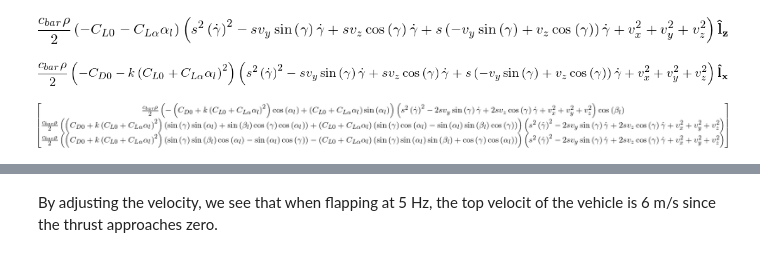
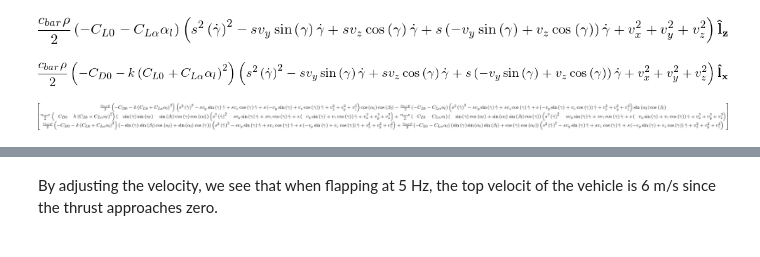
Before and after one commit to jgoppert/PX4-SIL, a Jupyter notebook: Blade Element Flapping.ipynb, the cells around one changed output, grey strips where cells are left out. Drawn from its saved outputs; the diff is of its cells as text; code cells hidden in the pictures.

```diff
--- a/Blade Element Flapping.ipynb
+++ b/Blade Element Flapping.ipynb
@@ -76,9 +76,9 @@ D
 # %%
 F_A = L + D
 F_A_b = sympy.Matrix([
     F_A.dot(frame_b.x),
     F_A.dot(frame_b.y),
-    F_A.dot(frame_b.z)]).applyfunc(lambda expr: sympy.simplify(expr))
+    F_A.dot(frame_b.z)])
 F_A_b
 # %% [output]
-[figure, old version]
+[figure, new version]
```
Also changed, not shown: parts of 9 cells of this notebook.
